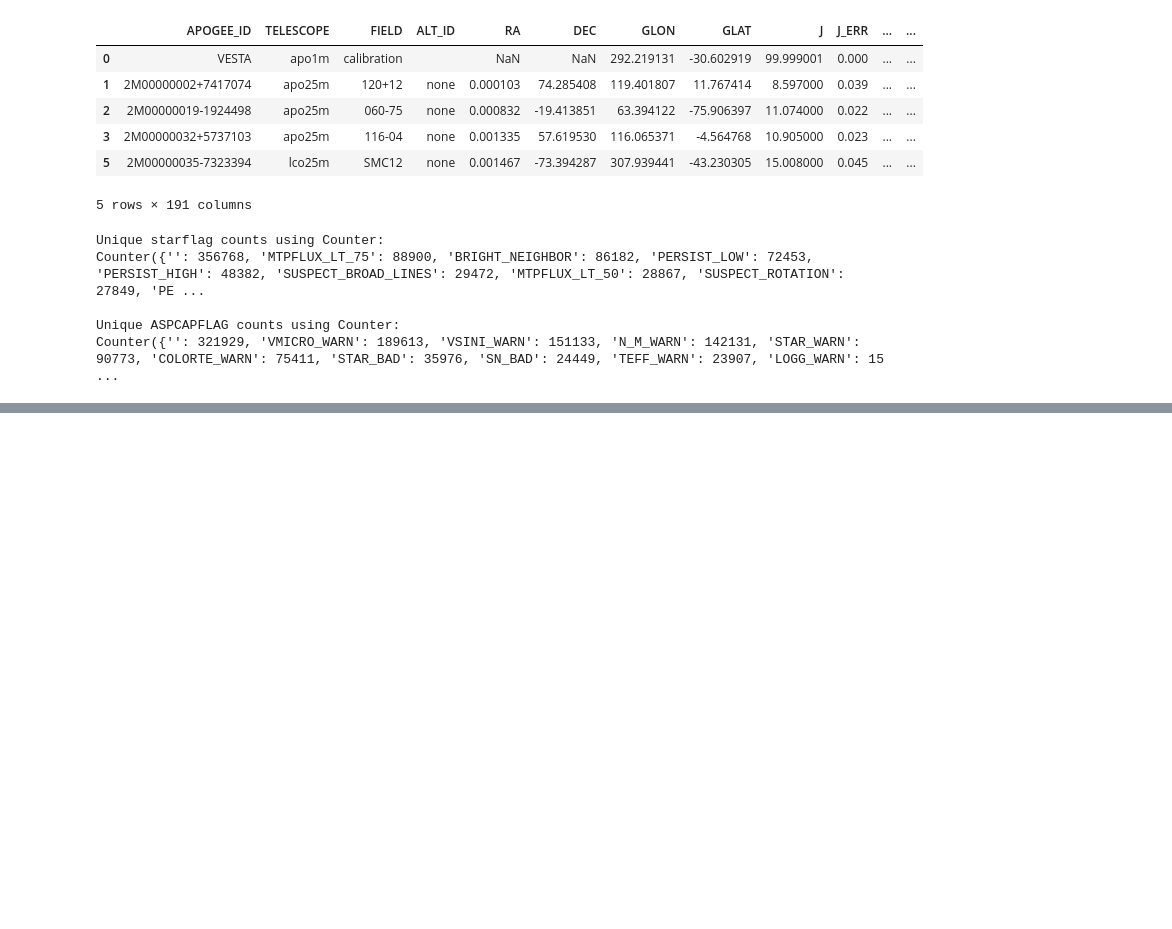
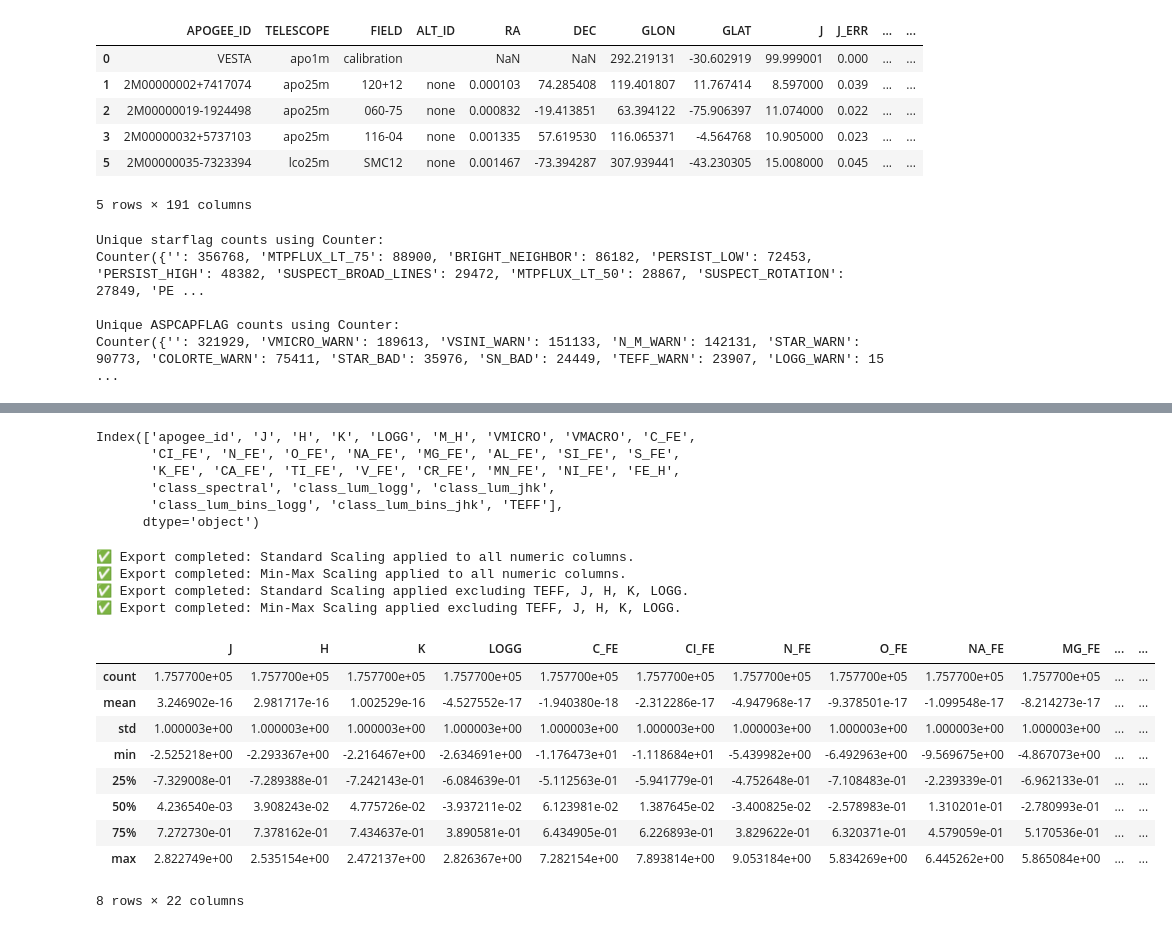
Before and after one commit to astrodeepnet/students-project-2024, a Jupyter notebook: notebooks/s2/Resample.ipynb, the cells around one changed output, grey strips where cells are left out. Drawn from its saved outputs; the diff is of its cells as text; code cells hidden in the pictures; blank space fills up the shorter version.

```diff
--- a/notebooks/s2/Resample.ipynb
+++ b/notebooks/s2/Resample.ipynb
@@ -117,4 +82,84 @@ mask_aspcap = df_filtered['ASPCAPFLAGS'].apply(
 )
 
 df_filtered = df_filtered[mask_aspcap]
+# %%
+sample_0_miss.columns
+# %% [output]
+Index(['apogee_id', 'J', 'H', 'K', 'LOGG', 'M_H', 'VMICRO', 'VMACRO', 'C_FE',
+       'CI_FE', 'N_FE', 'O_FE', 'NA_FE', 'MG_FE', 'AL_FE', 'SI_FE', 'S_FE',
+       'K_FE', 'CA_FE', 'TI_FE', 'V_FE', 'CR_FE', 'MN_FE', 'NI_FE', 'FE_H',
+       'class_spectral', 'class_lum_logg', 'class_lum_jhk',
+       'class_lum_bins_logg', 'class_lum_bins_jhk', 'TEFF'],
+      dtype='object')
+# %%
+# Remove unnecessary columns (STARFLAGS and ASPCAPFLAGS)
+sample_0_miss = df_filtered.drop(columns=[
+    'STARFLAGS', 'ASPCAPFLAGS', 'M_H', 'VMICRO', 'VMACRO', 'class_spectral',
+    'class_lum_logg', 'class_lum_jhk', 'class_lum_bins_logg', 'class_lum_bins_jhk'
+])
+
+# Define the ID column that should NEVER be scaled
+id_column = ["apogee_id"]
+
+# Define the target columns that should be excluded in some cases (TEFF, J, H, K, LOGG)
+excluded_targets = ["TEFF", "J", "H", "K", "LOGG"]
+
+# Identify non-numeric columns (these should not be scaled)
+non_numeric_cols = sample_0_miss.select_dtypes(exclude=['number']).columns.tolist()
+
+# Identify the columns to be scaled (all numeric columns except apogee_id)
+all_numeric_columns = sample_0_miss.select_dtypes(include=['number']).columns.tolist()
+columns_to_scale_all = [col for col in all_numeric_columns if col not in id_column]
+columns_to_scale_partial = [col for col in all_numeric_columns if col not in id_column + excluded_targets]
+
+### 1. Dataset with Standard Scaling applied to all numeric columns (except apogee_id)
+scaler_standard_all = StandardScaler()
+sample_standard_all = sample_0_miss.copy()
+sample_standard_all[columns_to_scale_all] = scaler_standard_all.fit_transform(sample_standard_all[columns_to_scale_all])
+sample_standard_all.to_csv("../../data/resample_standard_all.csv", index=False)
+
+print("✅ Export completed: Standard Scaling applied to all numeric columns.")
+
+### 2. Dataset with Min-Max Scaling applied to all numeric columns (except apogee_id)
+scaler_minmax_all = MinMaxScaler()
+sample_minmax_all = sample_0_miss.copy()
+sample_minmax_all[columns_to_scale_all] = scaler_minmax_all.fit_transform(sample_minmax_all[columns_to_scale_all])
+sample_minmax_all.to_csv("../../data/resample_minmax_all.csv", index=False)
+
+print("✅ Export completed: Min-Max Scaling applied to all numeric columns.")
+
+### 3. Dataset with Standard Scaling applied only to selected columns (excluding TEFF, J, H, K, LOGG)
+scaler_standard_partial = StandardScaler()
+sample_standard_partial = sample_0_miss.copy()
+sample_standard_partial[columns_to_scale_partial] = scaler_standard_partial.fit_transform(sample_standard_partial[columns_to_scale_partial])
+sample_standard_partial.to_csv("../../data/resample_standard_excluded_targets.csv", index=False)
+
+print("✅ Export completed: Standard Scaling applied excluding TEFF, J, H, K, LOGG.")
+
+### 4. Dataset with Min-Max Scaling applied only to selected columns (excluding TEFF, J, H, K, LOGG)
+scaler_minmax_partial = MinMaxScaler()
+sample_minmax_partial = sample_0_miss.copy()
+sample_minmax_partial[columns_to_scale_partial] = scaler_minmax_partial.fit_transform(sample_minmax_partial[columns_to_scale_partial])
+sample_minmax_partial.to_csv("../../data/resample_minmax_excluded_targets.csv", index=False)
+
+print("✅ Export completed: Min-Max Scaling applied excluding TEFF, J, H, K, LOGG.")
+# %% [output]
+✅ Export completed: Standard Scaling applied to all numeric columns.
+✅ Export completed: Min-Max Scaling applied to all numeric columns.
+✅ Export completed: Standard Scaling applied excluding TEFF, J, H, K, LOGG.
+✅ Export completed: Min-Max Scaling applied excluding TEFF, J, H, K, LOGG.
+# %%
+# print all dataset columns and their data types
+sample_standard_all.describe()
+# %% [output]
+|  | J | H | K | LOGG | C_FE | CI_FE | N_FE | O_FE | NA_FE | MG_FE | ... | ... |
+| count | 1.757700e+05 | 1.757700e+05 | 1.757700e+05 | 1.757700e+05 | 1.757700e+05 | 1.757700e+05 | 1.757700e+05 | 1.757700e+05 | 1.757700e+05 | 1.757700e+05 | ... | ... |
+| mean | 3.246902e-16 | 2.981717e-16 | 1.002529e-16 | -4.527552e-17 | -1.940380e-18 | -2.312286e-17 | -4.947968e-17 | -9.378501e-17 | -1.099548e-17 | -8.214273e-17 | ... | ... |
+| std | 1.000003e+00 | 1.000003e+00 | 1.000003e+00 | 1.000003e+00 | 1.000003e+00 | 1.000003e+00 | 1.000003e+00 | 1.000003e+00 | 1.000003e+00 | 1.000003e+00 | ... | ... |
+| min | -2.525218e+00 | -2.293367e+00 | -2.216467e+00 | -2.634691e+00 | -1.176473e+01 | -1.118684e+01 | -5.439982e+00 | -6.492963e+00 | -9.569675e+00 | -4.867073e+00 | ... | ... |
+| 25% | -7.329008e-01 | -7.289388e-01 | -7.242143e-01 | -6.084639e-01 | -5.112563e-01 | -5.941779e-01 | -4.752648e-01 | -7.108483e-01 | -2.239339e-01 | -6.962133e-01 | ... | ... |
+| 50% | 4.236540e-03 | 3.908243e-02 | 4.775726e-02 | -3.937211e-02 | 6.123981e-02 | 1.387645e-02 | -3.400825e-02 | -2.578983e-01 | 1.310201e-01 | -2.780993e-01 | ... | ... |
+| 75% | 7.272730e-01 | 7.378162e-01 | 7.434637e-01 | 3.890581e-01 | 6.434905e-01 | 6.226893e-01 | 3.829622e-01 | 6.320371e-01 | 4.579059e-01 | 5.170536e-01 | ... | ... |
+| max | 2.822749e+00 | 2.535154e+00 | 2.472137e+00 | 2.826367e+00 | 7.282154e+00 | 7.893814e+00 | 9.053184e+00 | 5.834269e+00 | 6.445262e+00 | 5.865084e+00 | ... | ... |
+8 rows × 22 columns
 # %%
```
Also changed, not shown: parts of 11 cells of this notebook.
